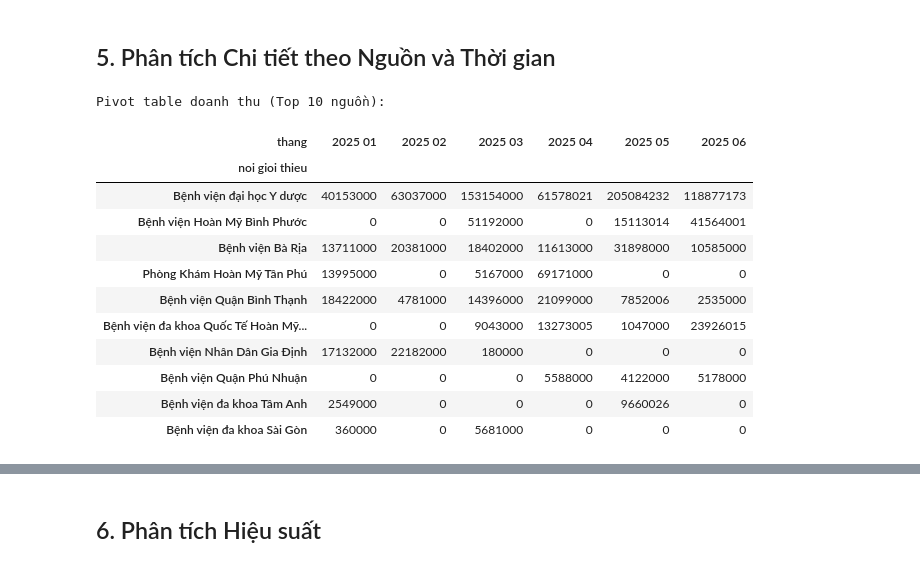
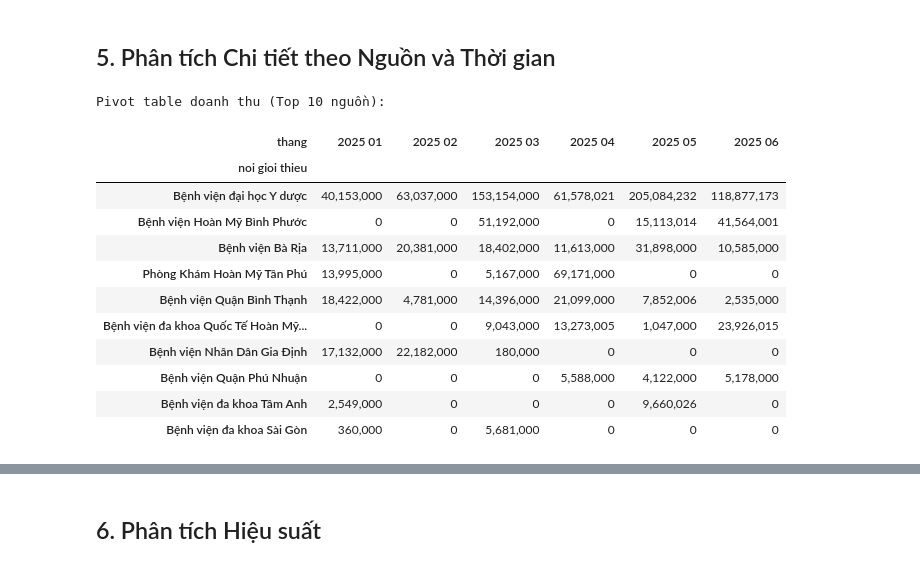
Before and after one commit to nguyendinhquocx/hmsg-doanh-thu-theo-nguon-gioi-thieu, a Jupyter notebook: phan_tich_doanh_thu.ipynb, the cells around one changed output, grey strips where cells are left out. Cells and saved outputs as stored; diff of their text form; code cells hidden in the pictures.

```diff
--- a/phan_tich_doanh_thu.ipynb
+++ b/phan_tich_doanh_thu.ipynb
@@ -245,30 +253,33 @@ plt.show()
 # %%
 # Tạo pivot table cho heatmap
 pivot_doanh_thu = df.pivot_table(
     values='doanh thu',
     index='noi gioi thieu',
     columns='thang',
     aggfunc='sum',
     fill_value=0
 )
 
+# Format numbers with thousands separator
+pivot_doanh_thu = pivot_doanh_thu.applymap(lambda x: '{:,.0f}'.format(x))
+
 # Chỉ lấy top 10 nguồn giới thiệu
 top_10_names = doanh_thu_theo_nguon.head(10).index
 pivot_top_10 = pivot_doanh_thu.loc[top_10_names]
 
 print("Pivot table doanh thu (Top 10 nguồn):")
 pivot_top_10
 # %% [output]
 Pivot table doanh thu (Top 10 nguồn):
 | thang | 2025 01 | 2025 02 | 2025 03 | 2025 04 | 2025 05 | 2025 06 |
 | noi gioi thieu |  |  |  |  |  |  |
-| Bệnh viện đại học Y dược | 40153000 | 63037000 | 153154000 | 61578021 | 205084232 | 118877173 |
-| Bệnh viện Hoàn Mỹ Bình Phước | 0 | 0 | 51192000 | 0 | 15113014 | 41564001 |
-| Bệnh viện Bà Rịa | 13711000 | 20381000 | 18402000 | 11613000 | 31898000 | 10585000 |
-| Phòng Khám Hoàn Mỹ Tân Phú | 13995000 | 0 | 5167000 | 69171000 | 0 | 0 |
-| Bệnh viện Quận Bình Thạnh | 18422000 | 4781000 | 14396000 | 21099000 | 7852006 | 2535000 |
-| Bệnh viện đa khoa Quốc Tế Hoàn Mỹ... | 0 | 0 | 9043000 | 13273005 | 1047000 | 23926015 |
-| Bệnh viện Nhân Dân Gia Định | 17132000 | 22182000 | 180000 | 0 | 0 | 0 |
-| Bệnh viện Quận Phú Nhuận | 0 | 0 | 0 | 5588000 | 4122000 | 5178000 |
-| Bệnh viện đa khoa Tâm Anh | 2549000 | 0 | 0 | 0 | 9660026 | 0 |
-| Bệnh viện đa khoa Sài Gòn | 360000 | 0 | 5681000 | 0 | 0 | 0 |
+| Bệnh viện đại học Y dược | 40,153,000 | 63,037,000 | 153,154,000 | 61,578,021 | 205,084,232 | 118,877,173 |
+| Bệnh viện Hoàn Mỹ Bình Phước | 0 | 0 | 51,192,000 | 0 | 15,113,014 | 41,564,001 |
+| Bệnh viện Bà Rịa | 13,711,000 | 20,381,000 | 18,402,000 | 11,613,000 | 31,898,000 | 10,585,000 |
+| Phòng Khám Hoàn Mỹ Tân Phú | 13,995,000 | 0 | 5,167,000 | 69,171,000 | 0 | 0 |
+| Bệnh viện Quận Bình Thạnh | 18,422,000 | 4,781,000 | 14,396,000 | 21,099,000 | 7,852,006 | 2,535,000 |
+| Bệnh viện đa khoa Quốc Tế Hoàn Mỹ... | 0 | 0 | 9,043,000 | 13,273,005 | 1,047,000 | 23,926,015 |
+| Bệnh viện Nhân Dân Gia Định | 17,132,000 | 22,182,000 | 180,000 | 0 | 0 | 0 |
+| Bệnh viện Quận Phú Nhuận | 0 | 0 | 0 | 5,588,000 | 4,122,000 | 5,178,000 |
+| Bệnh viện đa khoa Tâm Anh | 2,549,000 | 0 | 0 | 0 | 9,660,026 | 0 |
+| Bệnh viện đa khoa Sài Gòn | 360,000 | 0 | 5,681,000 | 0 | 0 | 0 |
```
Also changed, not shown: parts of 4 cells of this notebook.
